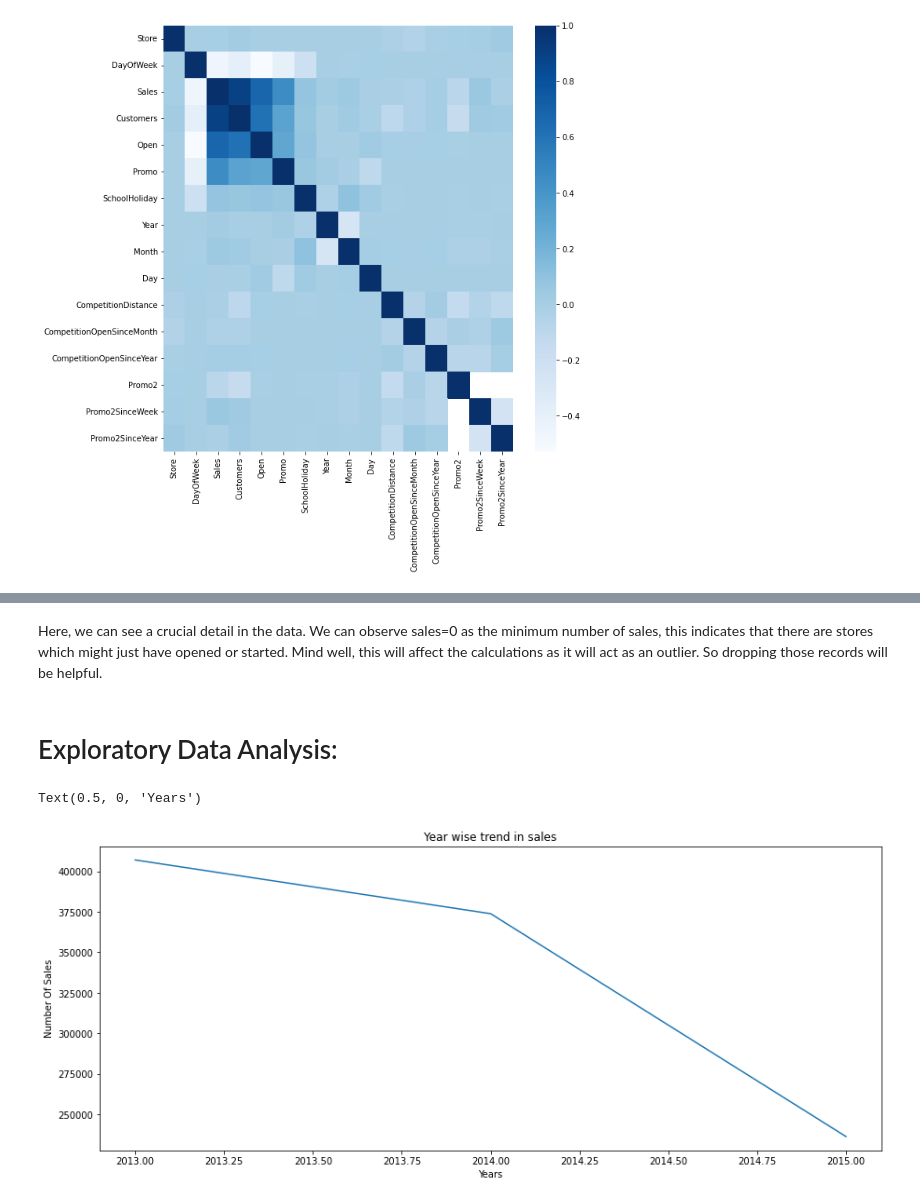
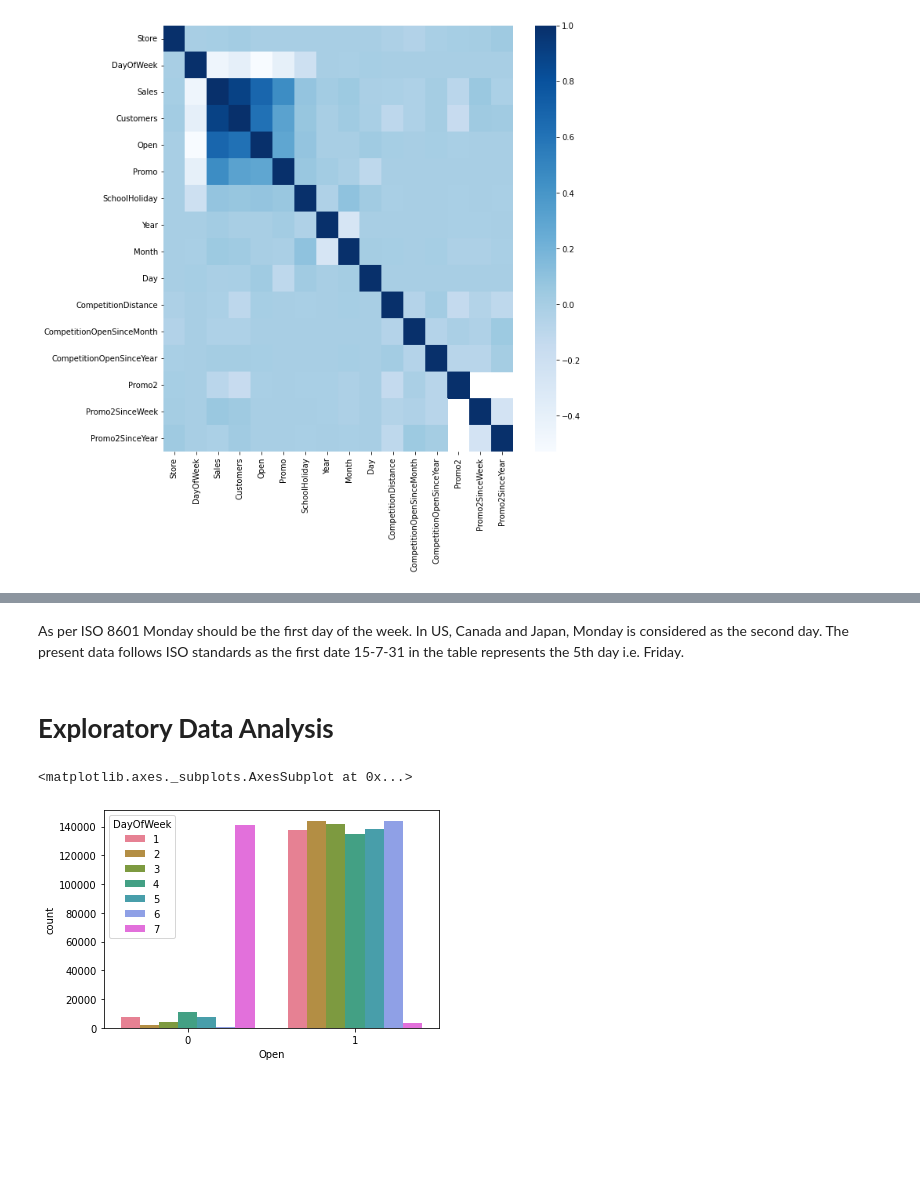
Before and after one commit to vinayakpotdar2114/Capstone-Project-2-Sales-Prediction-Rossmann-Sales-Prediction, a Jupyter notebook: Sales_Prediction_Rossmann_Sales_Prediction_Capstone_2.ipynb, the cells around one changed output, grey strips where cells are left out. Drawn from its saved outputs; the diff is of its cells as text; code cells hidden in the pictures; blank space fills up the shorter version.

```diff
--- a/Sales_Prediction_Rossmann_Sales_Prediction_Capstone_2.ipynb
+++ b/Sales_Prediction_Rossmann_Sales_Prediction_Capstone_2.ipynb
@@ -253,16 +279,9 @@ dataset.describe()
-# %% [markdown]
-Here, we can see a crucial detail in the data. We can observe sales=0 as the minimum number of sales, this indicates that there are stores which might just have opened or started. Mind well, this will affect the calculations as it will act as an outlier. So dropping those records will be helpful.
+# %% [markdown]
+As per ISO 8601 Monday should be the first day of the week. In US, Canada and Japan, Monday is considered as the second day. The present data follows ISO standards as the first date 15-7-31 in the table represents the 5th day i.e. Friday.
 # %% [markdown]
-# Exploratory Data Analysis:
+# **Exploratory Data Analysis**
-# %%
-# Sales Trend during the years
-
-yearly_sales = dataset["Year"].value_counts().sort_index(ascending=True)
-plt.subplots(figsize=(15,6))
-yearly_sales.plot()
-plt.title('Year wise trend in sales')
-plt.ylabel('Number Of Sales')
-plt.xlabel('Years')
-# %% [output]
-Text(0.5, 0, 'Years')
-[figure, removed]
+# %%
+sns.countplot(x='Open',hue='DayOfWeek', data=dataset,palette="husl")
+# %% [output]
+<matplotlib.axes._subplots.AxesSubplot at 0x...>
+[figure, added]
```
Also changed, not shown: parts of 5 cells of this notebook.
